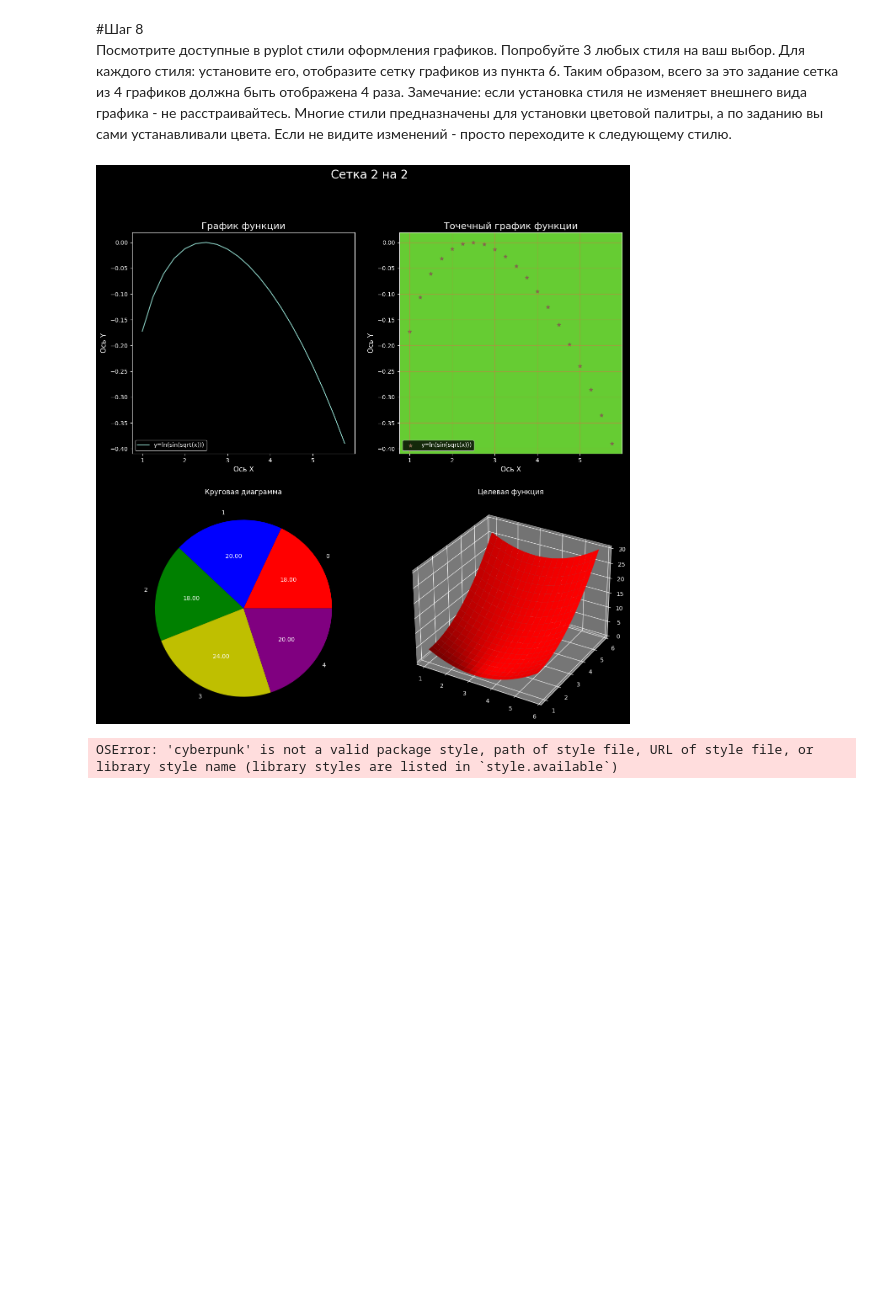
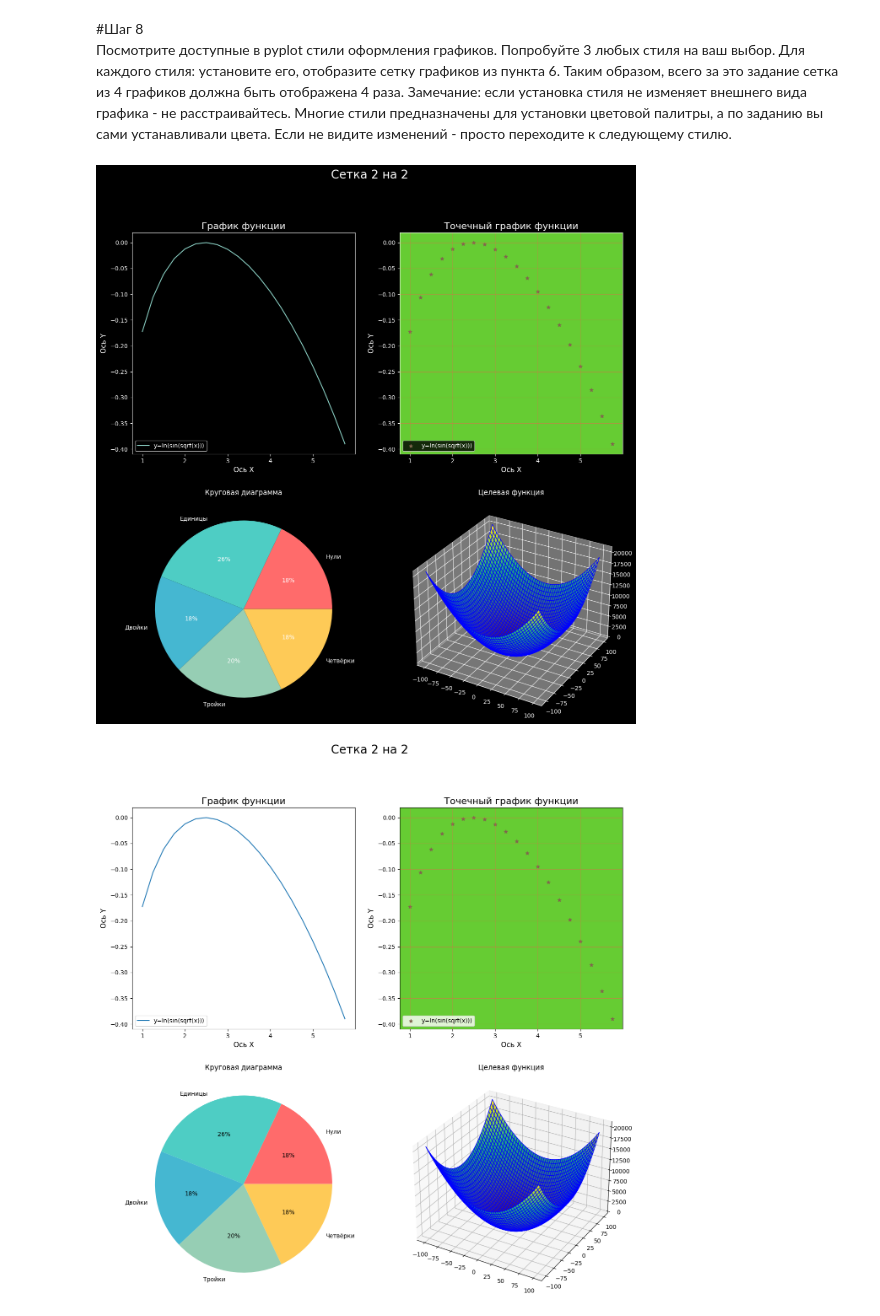
Before and after one commit to Nikitososs/pysososs, a Jupyter notebook: task4/task4.ipynb, the cells around one changed output. Drawn from its saved outputs; the diff is of its cells as text; code cells hidden in the pictures; blank space fills up the shorter version.

```diff
--- a/task4/task4.ipynb
+++ b/task4/task4.ipynb
@@ -85,11 +90,14 @@ plt.show()
 vec = sc.stats.uniform.rvs(0, 5, 50).astype(int)
 data = np.unique(vec, return_counts=True)
 
-plt.pie(data[1], labels=data[0], autopct='%.2f', colors=['r', 'b', 'g', 'y', 'purple'])
+labels=["Нули", "Единицы", "Двойки", "Тройки", "Четвёрки"]
+colors = ['#ff6b6b', '#4ecdc4', '#45b7d1', '#96ceb4', '#feca57']
+
+plt.pie(data[1], labels=labels, autopct='%.0f%%', colors=colors)
 plt.title("Круговая диаграмма")
 plt.show()
 
-plt.bar(data[0], data[1], color=['r', 'b', 'g', 'y', 'purple'])
+plt.bar(labels, data[1], color=colors)
 plt.title("Столбчатая диаграмма")
 plt.show()
 # %% [output]
@@ -104,8 +114,10 @@ plt.show()
 Важно: если в вашем варианте к заданию 2 функция состояла более чем
 из двух переменных - используйте только первые две переменные.
 # %%
-X = np.arange(1, 6, 0.25)
-Y = np.arange(1, 6, 0.25)
+"""X = np.arange(1, 6, 0.25)
+Y = np.arange(1, 6, 0.25)"""
+X = np.arange(-100, 100, 0.25)
+Y = np.arange(-100, 100, 0.25)
 X, Y = np.meshgrid(X, Y)
 
 def L(x1, x2): return (x1 - 3) ** 2 + (x2 - 1) ** 2
@@ -113,7 +125,7 @@ Z = L(X, Y)
 
 fig = plt.figure(figsize=(15, 15))
 ax = fig.add_subplot(projection='3d')
-ax.plot_surface(X, Y, Z, color="r")
+ax.plot_surface(X, Y, Z, color="b", cmap='viridis')
 ax.set_xlabel('Ось X').set_fontsize(12)
 ax.set_ylabel('Ось Y').set_fontsize(12)
 ax.set_zlabel('Ось Z').set_fontsize(12)
@@ -148,12 +160,14 @@ def step_7():
     ax2.grid(True, color=(0.9, 0.4, 0.3), alpha=0.5)
     ax2.set_facecolor(color=(0.4, 0.8, 0.2))
 
-    ax3.pie(data[1], labels=data[0], autopct='%.2f', colors=['r', 'b', 'g', 'y', 'purple'])
+    labels=["Нули", "Единицы", "Двойки", "Тройки", "Четвёрки"]
+    colors = ['#ff6b6b', '#4ecdc4', '#45b7d1', '#96ceb4', '#feca57']
+    ax3.pie(data[1], labels=labels, autopct='%.0f%%', colors=colors)
     ax3.set_title("Круговая диаграмма")
 
     fig.delaxes(ax4)
     ax4 = fig.add_subplot(2, 2, 4, projection='3d')
-    ax4.plot_surface(X, Y, Z, color="r")
+    ax4.plot_surface(X, Y, Z, color="b", cmap='viridis')
     ax4.set_title("Целевая функция")
 
     plt.show()
@@ -172,9 +186,9 @@ step_7()
 цветовой палитры, а по заданию вы сами устанавливали цвета. Если не
 видите изменений - просто переходите к следующему стилю.
 # %%
-for style in ["dark_background", "cyberpunk", "grayscale", "Solarize_Light2"]:
+for style in ["dark_background", "fast", "grayscale", "Solarize_Light2"]:
    with plt.style.context(style):
       step_7()
 # %% [output]
-[figure, old version]
+[figure, new version]
-OSError: 'cyberpunk' is not a valid package style, path of style file, URL of style file, or library style name (library styles are listed in `style.available`)
+[figure, added]
```
Also changed, not shown: parts of 6 cells of this notebook.
